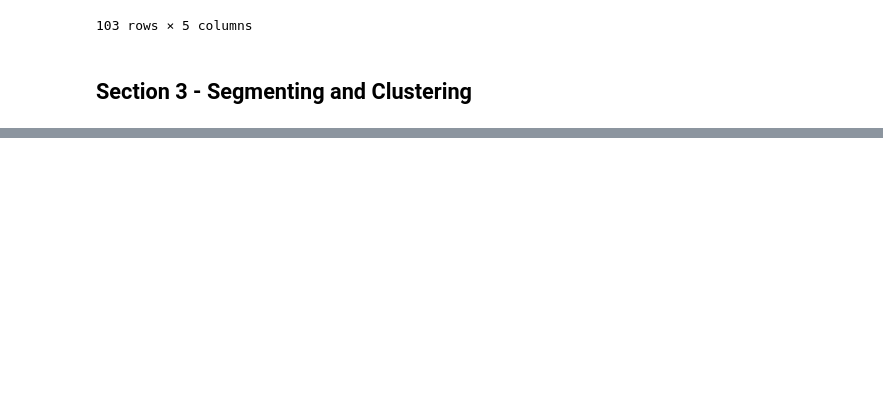
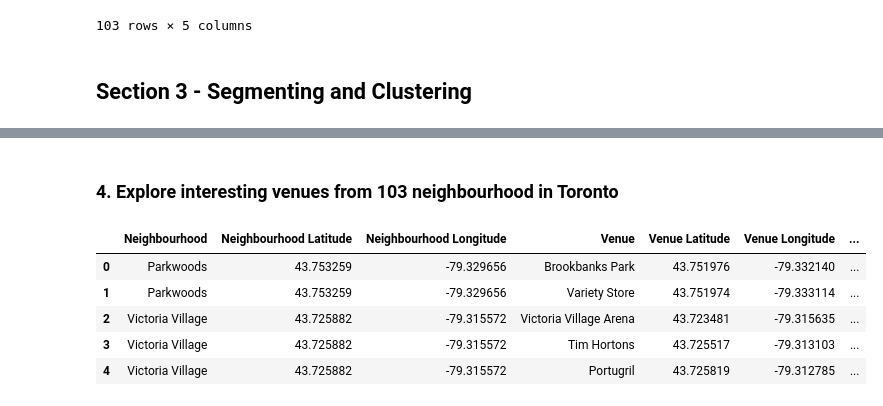
Before and after one commit to nivelij/data-science-capstone, a Jupyter notebook: notebooks/Scrape Toronto's Postal Code.ipynb, the cells around one changed output, grey strips where cells are left out. Cells and saved outputs as stored; diff of their text form; code cells hidden in the pictures; blank space fills up the shorter version.

```diff
--- a/notebooks/Scrape Toronto's Postal Code.ipynb
+++ b/notebooks/Scrape Toronto's Postal Code.ipynb
@@ -126,0 +155,8 @@ Solving environment: |
+# %%
+toronto = 'Toronto, ON'
+
+geolocator = Nominatim(user_agent="ds_toronto_expl")
+location = geolocator.geocode(toronto)
+latitude = location.latitude
+longitude = location.longitude
+print('The geographical coordinate of Toronto are {}, {}.'.format(latitude, longitude))
@@ -126,0 +246,12 @@ Solving environment: |
+# %% [markdown]
+### 4. Explore interesting venues from 103 neighbourhood in Toronto
+# %%
+venues_list = explore_venues(complete_toronto_df)
+venues_list.head()
+# %% [output]
+|  | Neighbourhood | Neighbourhood Latitude | Neighbourhood Longitude | Venue | Venue Latitude | Venue Longitude | ... |
+| 0 | Parkwoods | 43.753259 | -79.329656 | Brookbanks Park | 43.751976 | -79.332140 | ... |
+| 1 | Parkwoods | 43.753259 | -79.329656 | Variety Store | 43.751974 | -79.333114 | ... |
+| 2 | Victoria Village | 43.725882 | -79.315572 | Victoria Village Arena | 43.723481 | -79.315635 | ... |
+| 3 | Victoria Village | 43.725882 | -79.315572 | Tim Hortons | 43.725517 | -79.313103 | ... |
+| 4 | Victoria Village | 43.725882 | -79.315572 | Portugril | 43.725819 | -79.312785 | ... |
```
Also changed, not shown: parts of 24 cells of this notebook, 5 other files.
